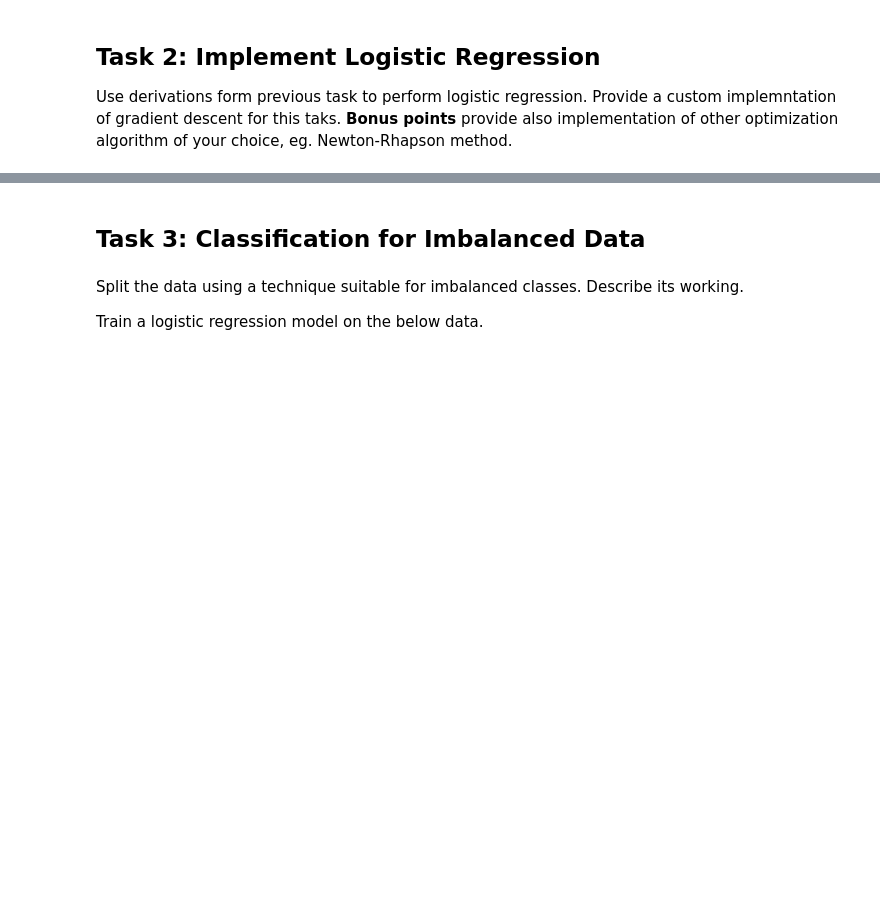
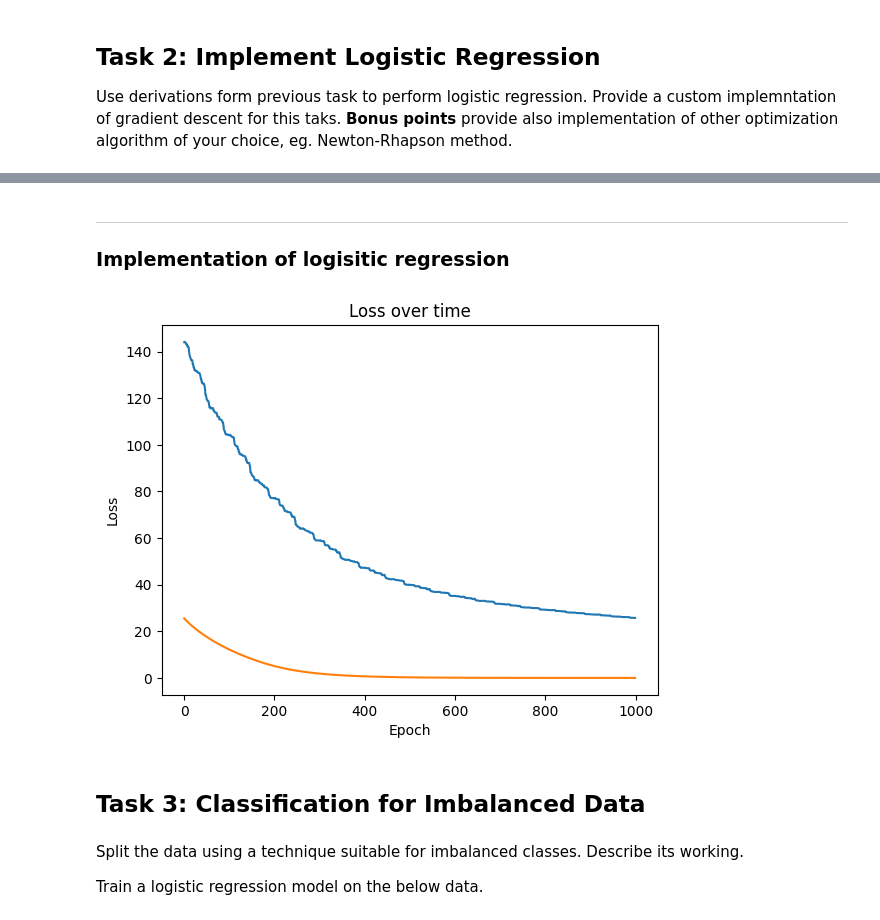
Before and after one commit to mkarapka/Studia, a Jupyter notebook: 5_sem/Machine_Learning/Lab3/Assignment3.ipynb, the cells around one changed output, grey strips where cells are left out. Drawn from its saved outputs; the diff is of its cells as text; code cells hidden in the pictures; blank space fills up the shorter version.

```diff
--- a/5_sem/Machine_Learning/Lab3/Assignment3.ipynb
+++ b/5_sem/Machine_Learning/Lab3/Assignment3.ipynb
@@ -156,0 +307,6 @@ Use derivations form previous task to perform logistic regression. Provide a cus
+# %% [markdown]
+<!-- @format -->
+
+---
+
+### Implementation of logisitic regression
@@ -157,3 +368,27 @@ Use derivations form previous task to perform logistic regression. Provide a cus
+# %%
+log_reg = LogisticRegression(0.01, 1000)
+
+
+x, y = make_classification(
+    n_samples=100, n_features=30, n_informative=2, n_redundant=0, n_clusters_per_class=1
+)
+
+β_sample = np.random.random(x.shape[1])
+
+
+β, losses = log_reg.fit_CGA(y, x, β_sample)
+β_1, losses_new = log_reg.fit_newton(x, y, β_sample)
+
+plt.plot(losses)
+plt.plot(losses_new)
+plt.title("Loss over time")
+plt.xlabel("Epoch")
+plt.ylabel("Loss")
+
+
+plt.show()
+# %% [output]
+[figure, added]
 # %% [markdown]
 <!-- @format -->
 
```
Also changed, not shown: parts of 20 cells of this notebook, 56 other files.
